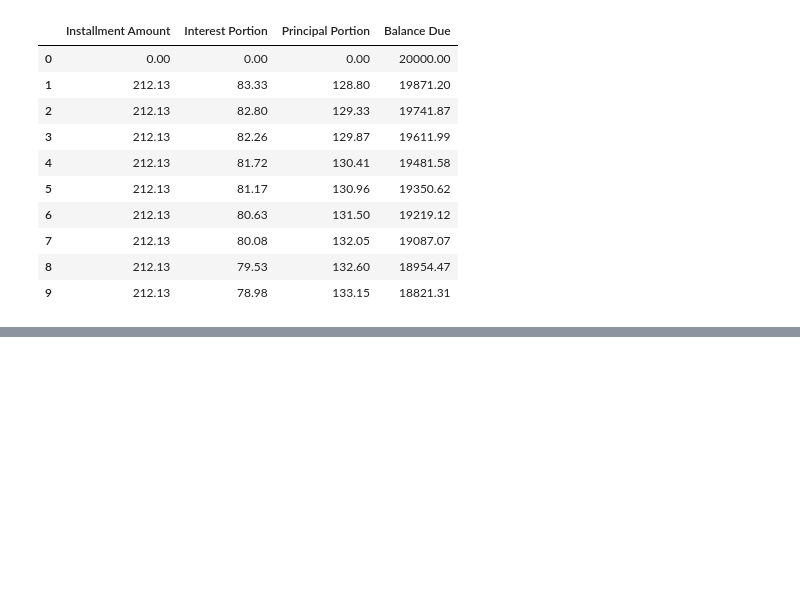
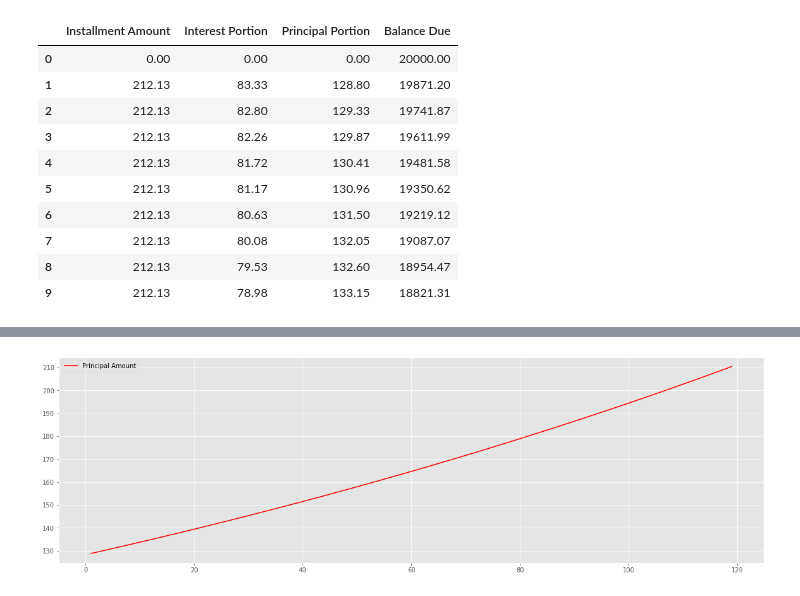
Before and after one commit to francose/amortizationSchedule, a Jupyter notebook: amortizationSchedule.ipynb, the cells around one changed output, grey strips where cells are left out. Cells and saved outputs as stored; diff of their text form; code cells hidden in the pictures; blank space fills up the shorter version.

Commit message:
graphing interest and principal

```diff
--- a/amortizationSchedule.ipynb
+++ b/amortizationSchedule.ipynb
@@ -69,0 +58,6 @@ rawdata.tail(10)
+# %%
+plt.subplots(sharex=True, figsize=(20,6))
+plt.plot( principalPortion, color="red", label="Principal Amount")
+plt.legend(loc="best");
+# %% [output]
+[figure, added]
```
Also changed, not shown: parts of 3 cells of this notebook.
